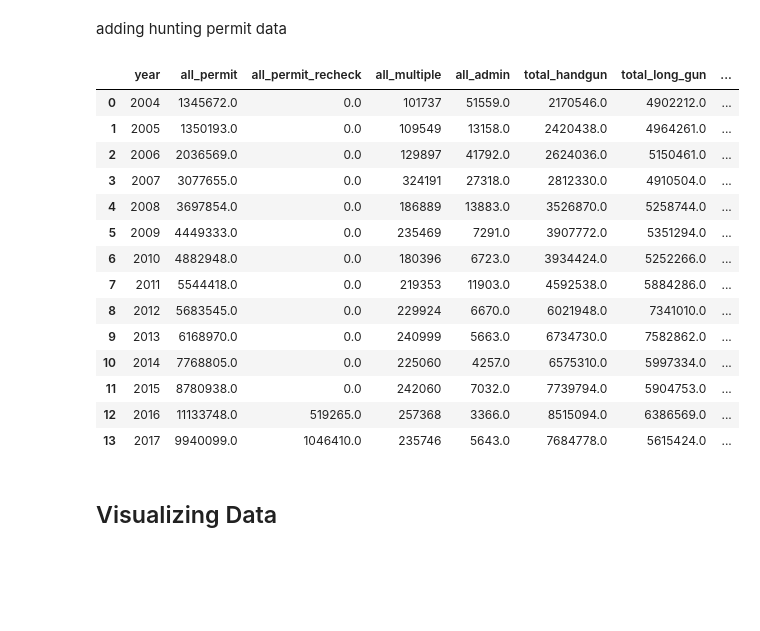
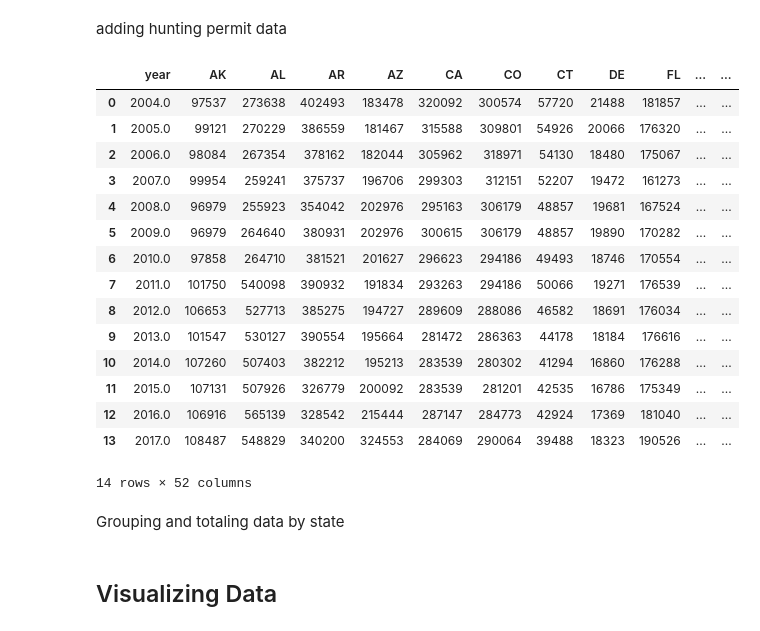
Before and after one commit to kcs342kcs/Guns, a Jupyter notebook: Parse_All_Data.ipynb, the cells around one changed output. Saved outputs shown, nothing was run; the diff lists cells and outputs as text; code cells hidden in the pictures; blank space fills up the shorter version.

```diff
--- a/Parse_All_Data.ipynb
+++ b/Parse_All_Data.ipynb
@@ -334,26 +334,29 @@ adding hunting permit data
 # %%
 hunt_df = pd.read_csv("./raw_data/hunting_permits_issued.csv")
 hunt_df[hunt_df.columns[1:]] = hunt_df[hunt_df.columns[1:]].applymap(parse_value)
 permit_df = pd.read_csv("./raw_data/licenses_per_state.csv")
 hunt_per_df = permit_df.drop([14,15,16,17,18,19,20,21,22,23,24,25,26,27,28,29,30,31,32,33,34,35,36,37,38,39,40,41,42,43])
 hunt_per_df[hunt_per_df.columns[1:]] = hunt_per_df[hunt_per_df.columns[1:]].applymap(parse_value)
 g_df["hunt_permit_issued"] = hunt_df["Total"]
 g_df["total_hunt_licences"] = hunt_per_df["Total"]
 g_df.to_csv("./output_csv/final_dataframe.csv")
-g_df
+hunt_per_df
 # %% [output]
-|  | year | all_permit | all_permit_recheck | all_multiple | all_admin | total_handgun | total_long_gun | ... |
-| 0 | 2004 | 1345672.0 | 0.0 | 101737 | 51559.0 | 2170546.0 | 4902212.0 | ... |
-| 1 | 2005 | 1350193.0 | 0.0 | 109549 | 13158.0 | 2420438.0 | 4964261.0 | ... |
-| 2 | 2006 | 2036569.0 | 0.0 | 129897 | 41792.0 | 2624036.0 | 5150461.0 | ... |
-| 3 | 2007 | 3077655.0 | 0.0 | 324191 | 27318.0 | 2812330.0 | 4910504.0 | ... |
-| 4 | 2008 | 3697854.0 | 0.0 | 186889 | 13883.0 | 3526870.0 | 5258744.0 | ... |
-| 5 | 2009 | 4449333.0 | 0.0 | 235469 | 7291.0 | 3907772.0 | 5351294.0 | ... |
-| 6 | 2010 | 4882948.0 | 0.0 | 180396 | 6723.0 | 3934424.0 | 5252266.0 | ... |
-| 7 | 2011 | 5544418.0 | 0.0 | 219353 | 11903.0 | 4592538.0 | 5884286.0 | ... |
-| 8 | 2012 | 5683545.0 | 0.0 | 229924 | 6670.0 | 6021948.0 | 7341010.0 | ... |
-| 9 | 2013 | 6168970.0 | 0.0 | 240999 | 5663.0 | 6734730.0 | 7582862.0 | ... |
-| 10 | 2014 | 7768805.0 | 0.0 | 225060 | 4257.0 | 6575310.0 | 5997334.0 | ... |
-| 11 | 2015 | 8780938.0 | 0.0 | 242060 | 7032.0 | 7739794.0 | 5904753.0 | ... |
-| 12 | 2016 | 11133748.0 | 519265.0 | 257368 | 3366.0 | 8515094.0 | 6386569.0 | ... |
-| 13 | 2017 | 9940099.0 | 1046410.0 | 235746 | 5643.0 | 7684778.0 | 5615424.0 | ... |
+|  | year | AK | AL | AR | AZ | CA | CO | CT | DE | FL | ... | ... |
+| 0 | 2004.0 | 97537 | 273638 | 402493 | 183478 | 320092 | 300574 | 57720 | 21488 | 181857 | ... | ... |
+| 1 | 2005.0 | 99121 | 270229 | 386559 | 181467 | 315588 | 309801 | 54926 | 20066 | 176320 | ... | ... |
+| 2 | 2006.0 | 98084 | 267354 | 378162 | 182044 | 305962 | 318971 | 54130 | 18480 | 175067 | ... | ... |
+| 3 | 2007.0 | 99954 | 259241 | 375737 | 196706 | 299303 | 312151 | 52207 | 19472 | 161273 | ... | ... |
+| 4 | 2008.0 | 96979 | 255923 | 354042 | 202976 | 295163 | 306179 | 48857 | 19681 | 167524 | ... | ... |
+| 5 | 2009.0 | 96979 | 264640 | 380931 | 202976 | 300615 | 306179 | 48857 | 19890 | 170282 | ... | ... |
+| 6 | 2010.0 | 97858 | 264710 | 381521 | 201627 | 296623 | 294186 | 49493 | 18746 | 170554 | ... | ... |
+| 7 | 2011.0 | 101750 | 540098 | 390932 | 191834 | 293263 | 294186 | 50066 | 19271 | 176539 | ... | ... |
+| 8 | 2012.0 | 106653 | 527713 | 385275 | 194727 | 289609 | 288086 | 46582 | 18691 | 176034 | ... | ... |
+| 9 | 2013.0 | 101547 | 530127 | 390554 | 195664 | 281472 | 286363 | 44178 | 18184 | 176616 | ... | ... |
+| 10 | 2014.0 | 107260 | 507403 | 382212 | 195213 | 283539 | 280302 | 41294 | 16860 | 176288 | ... | ... |
+| 11 | 2015.0 | 107131 | 507926 | 326779 | 200092 | 283539 | 281201 | 42535 | 16786 | 175349 | ... | ... |
+| 12 | 2016.0 | 106916 | 565139 | 328542 | 215444 | 287147 | 284773 | 42924 | 17369 | 181040 | ... | ... |
+| 13 | 2017.0 | 108487 | 548829 | 340200 | 324553 | 284069 | 290064 | 39488 | 18323 | 190526 | ... | ... |
+14 rows × 52 columns
+# %% [markdown]
+Grouping and totaling data by state
```
Also changed, not shown: parts of 6 cells of this notebook, 5 other files.
